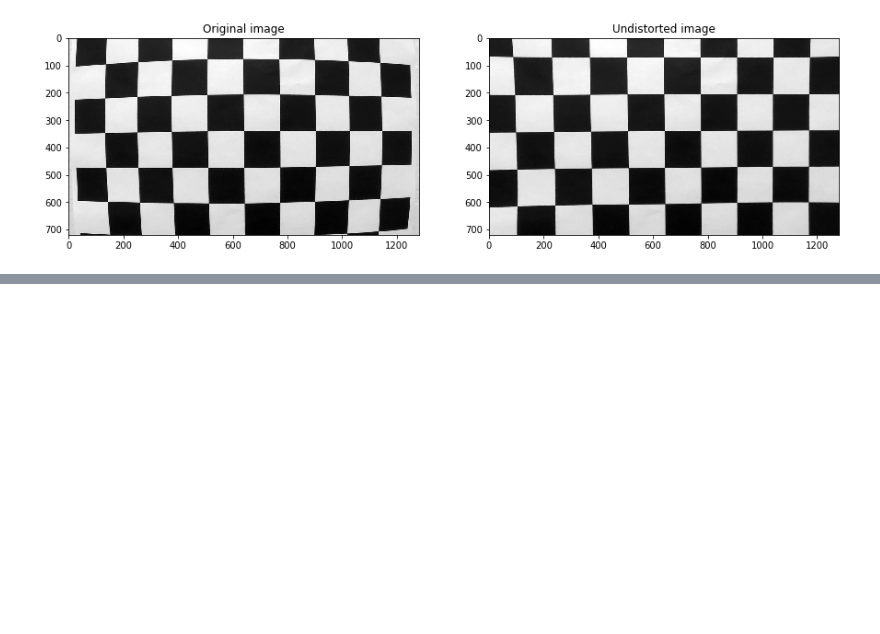
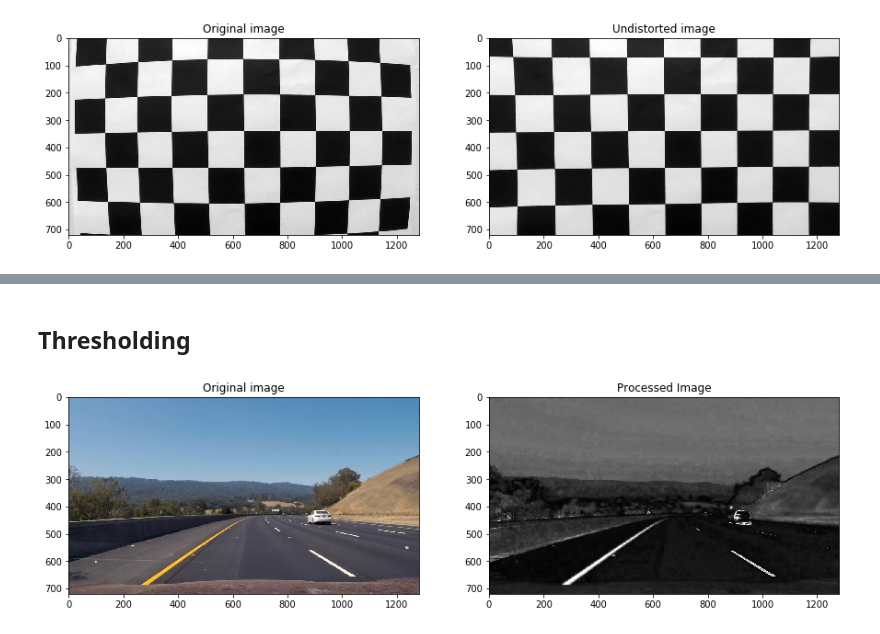
Before and after one commit to tindandelion/carnd-advanced-lane-detection-p4, a Jupyter notebook: advanced-lane-detection.ipynb, the cells around one changed output, grey strips where cells are left out. Drawn from its saved outputs; the diff is of its cells as text; code cells hidden in the pictures; blank space fills up the shorter version.

```diff
--- a/advanced-lane-detection.ipynb
+++ b/advanced-lane-detection.ipynb
@@ -66,0 +108,7 @@ fig.savefig('output/calibration_test.png');
+# %% [markdown]
+## Thresholding
+# %%
+hls = cv2.cvtColor(sample_image, cv2.COLOR_RGB2HLS)
+visualize_process_stage(sample_image, hls[:, :,2], processed_cmap='gray')
+# %% [output]
+[figure, added]
```
Also changed, not shown: parts of 16 cells of this notebook, 5 other files.
